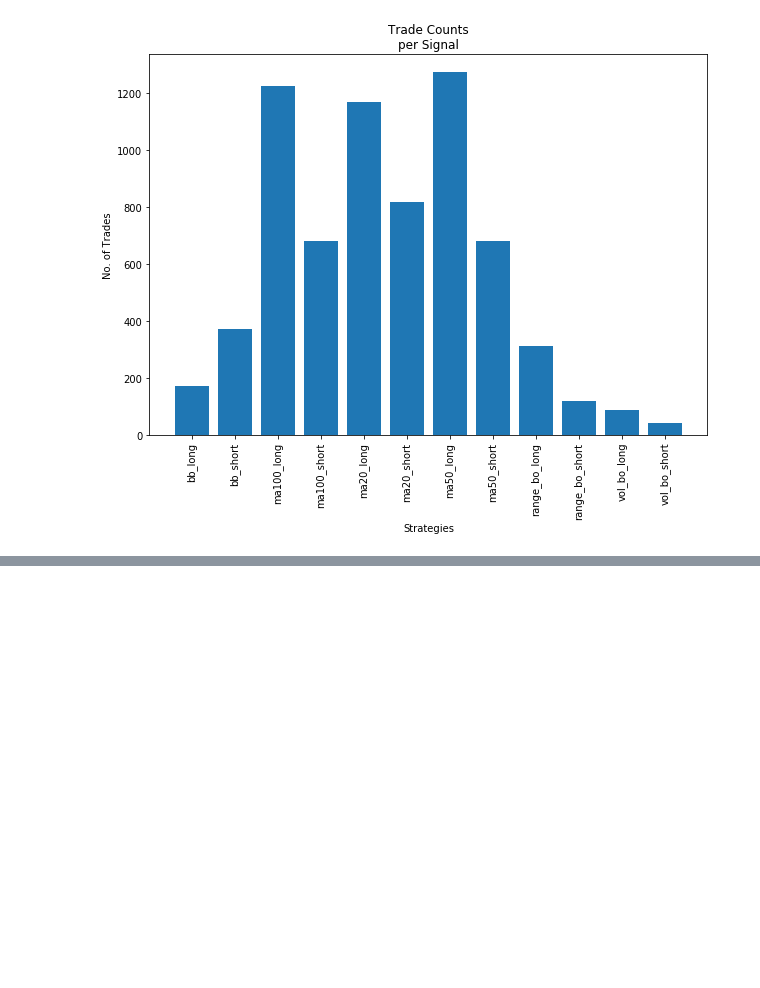
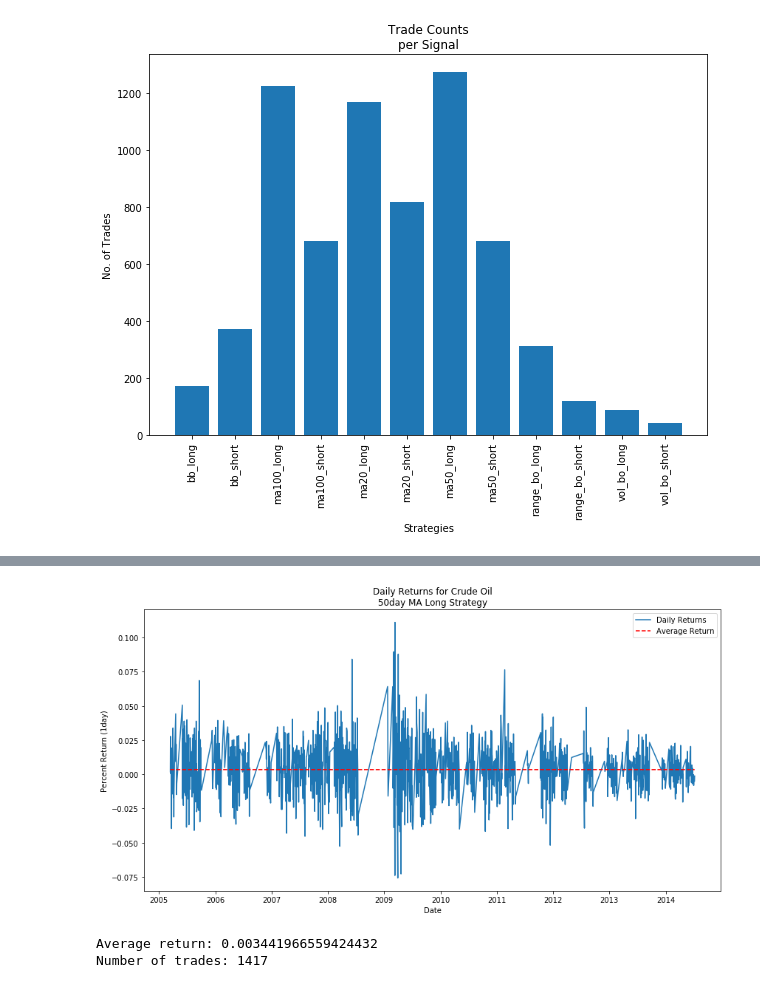
Before and after one commit to franko003/Price_Indicator_Analysis, a Jupyter notebook: notebooks/Price_Indicator_Analysis_MVP.ipynb, the cells around one changed output, grey strips where cells are left out. Cells and saved outputs as stored; diff of their text form; code cells hidden in the pictures; blank space fills up the shorter version.

```diff
--- a/notebooks/Price_Indicator_Analysis_MVP.ipynb
+++ b/notebooks/Price_Indicator_Analysis_MVP.ipynb
@@ -794,0 +803,24 @@ plt.show()
+# %%
+# Get the data for Crude Oil 50day long moving average signal, and mean return
+cl_50ma_long = cl_indicators[cl_indicators['ma50_long'] == 1]
+mean_pc = cl_50ma_long.pct_change_1day.mean()
+
+# Plot the 1day returns
+plt.figure(figsize=(14,7))
+
+plt.plot(cl_50ma_long.index, cl_50ma_long.pct_change_1day, label='Daily Returns')
+plt.plot(cl_50ma_long.index, [mean_pc]*len(cl_50ma_long.pct_change_1day),
+            color='r', linestyle='--', label='Average Return')
+plt.title('Daily Returns for Crude Oil\n50day MA Long Strategy')
+plt.xlabel('Date')
+plt.ylabel('Percent Return (1day)')
+plt.legend(loc='best')
+
+plt.savefig('crude_50ma_long_1day_returns.png', bbox_inches='tight')
+plt.show()
+print('Average return: {}'.format(mean_pc))
+print('Number of trades: {}'.format(len(cl_50ma_long)))
+# %% [output]
+[figure, added]
+Average return: 0.003441966559424432
+Number of trades: 1417
```
Also changed, not shown: parts of 8 cells of this notebook, 4 other files.
